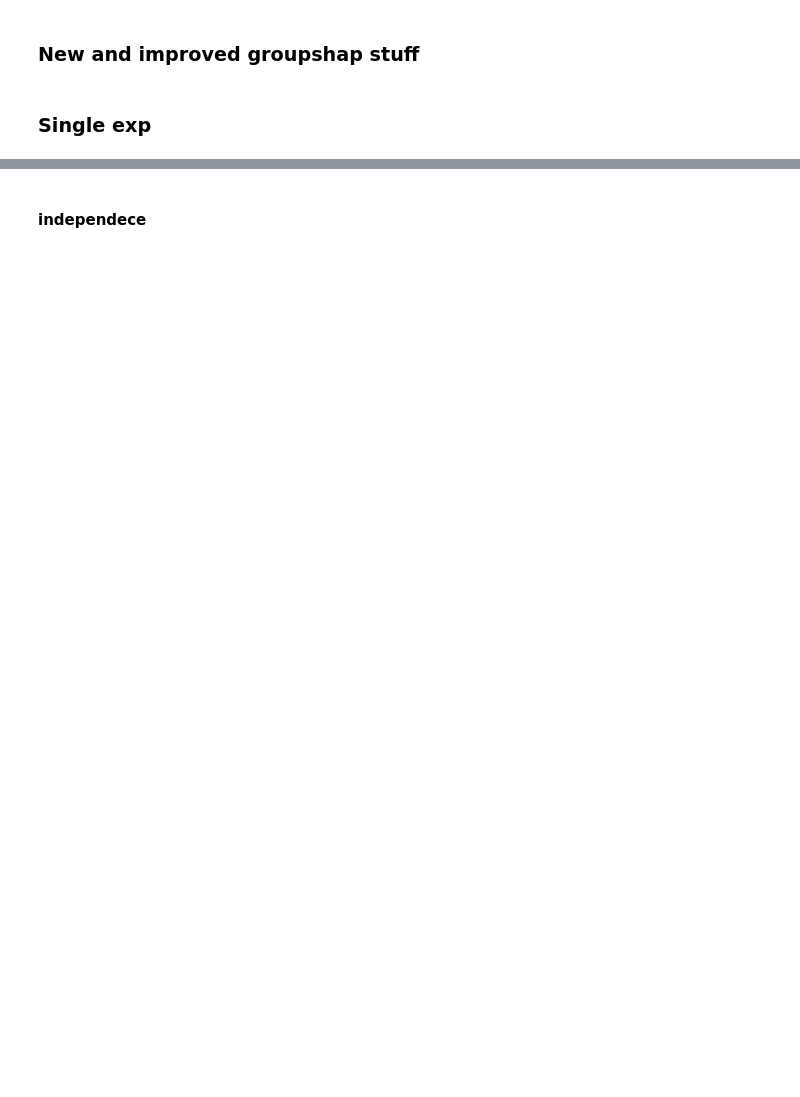
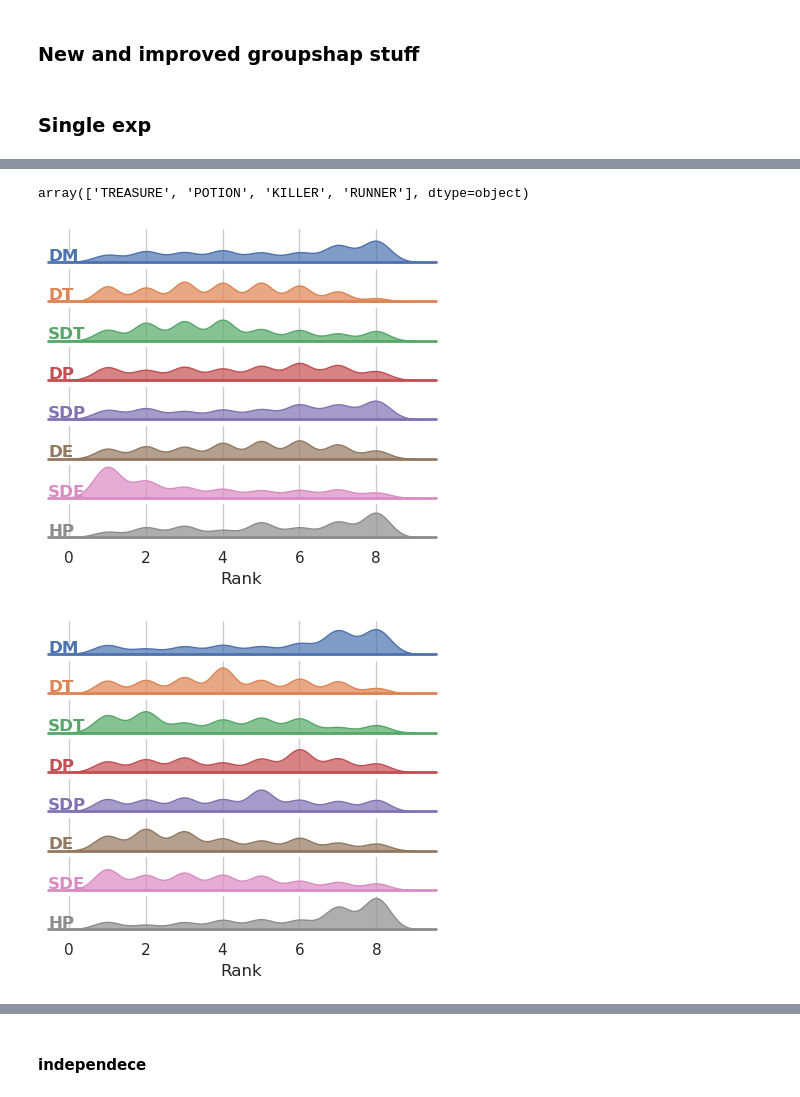
Before and after one commit to AlexVogt1/gym-md, a Jupyter notebook: groupshap.ipynb, the cells around one changed output, grey strips where cells are left out. Drawn from its saved outputs; the diff is of its cells as text; code cells hidden in the pictures; blank space fills up the shorter version.

```diff
--- a/groupshap.ipynb
+++ b/groupshap.ipynb
@@ -1375,0 +1519,43 @@ Reducing 'n_batches' typically reduces the computation time at the cost of incre
+# %%
+df_with_adjusted_ranks.action.unique()
+# shapley_data_df.DM.convert_dtypes(convert_string=False,infer_objects=False)
+# %% [output]
+array(['TREASURE', 'POTION', 'KILLER', 'RUNNER'], dtype=object)
+# %%
+from matplotlib.colors import ListedColormap
+def label(x, color, label):
+    ax = plt.gca()
+    ax.text(0, .2, label, fontweight="bold", color=color,
+            ha="left", va="center", transform=ax.transAxes)
+def create_ridge_plot(df, rank_columns):
+    """
+    Creates a ridge plot for the rankings.
+
+    Args:
+        df (pd.DataFrame): DataFrame with rankings.
+        rank_columns (list): List of rank columns to include in the plot.
+    """
+    # Melt the DataFrame to a long format
+    sns.set_theme(style="white", rc={"axes.facecolor": (0, 0, 0, 0)})
+    melted_df = df.melt(value_vars=rank_columns, var_name="Column", value_name="Rank")
+    melted_df["Column"] = melted_df["Column"].str.replace("_rank", "")  # Simplify column names
+
+    # Create the ridge plot
+    sns.set(style="whitegrid")
+    g = sns.FacetGrid(melted_df, row="Column", hue="Column", aspect=10, height=.5)
+    g.map(sns.kdeplot, "Rank", fill=True, alpha=0.7,clip_on=False,bw_adjust=0.5)
+    # g.map(sns.kdeplot, "Rank", clip_on=False, color="b", lw=2, bw_adjust=.5)
+    g.refline(y=0, linewidth=2, linestyle="-", color=None, clip_on=False)
+    g.map(label, "Rank")
+    # g.figure.subplots_adjust(hspace=-.25)
+    g.set_titles("")
+    g.set(yticks=[], ylabel="")
+    g.despine(bottom=True, left=True)
+    plt.show()
+
+rank_columns = [f"{col}_rank" for col in columns_to_rank]
+create_ridge_plot(df_with_row_ranks[df_with_row_ranks['action']=='KILLER'], rank_columns)
+create_ridge_plot(df_with_adjusted_ranks[df_with_adjusted_ranks['action']=='KILLER'], rank_columns)
+# %% [output]
+[figure, added]
+[figure, added]
```
Also changed, not shown: parts of 18 cells of this notebook, 3 other files.
